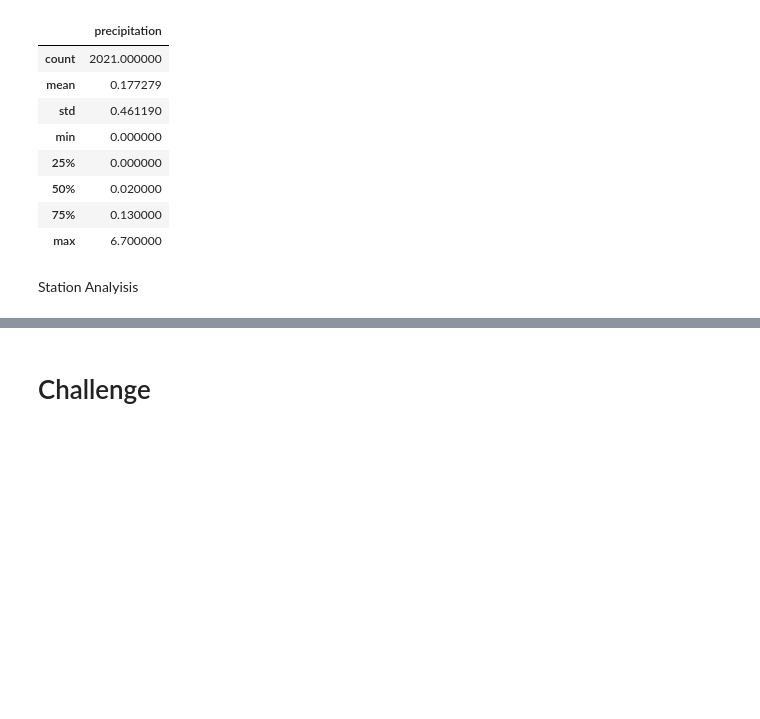
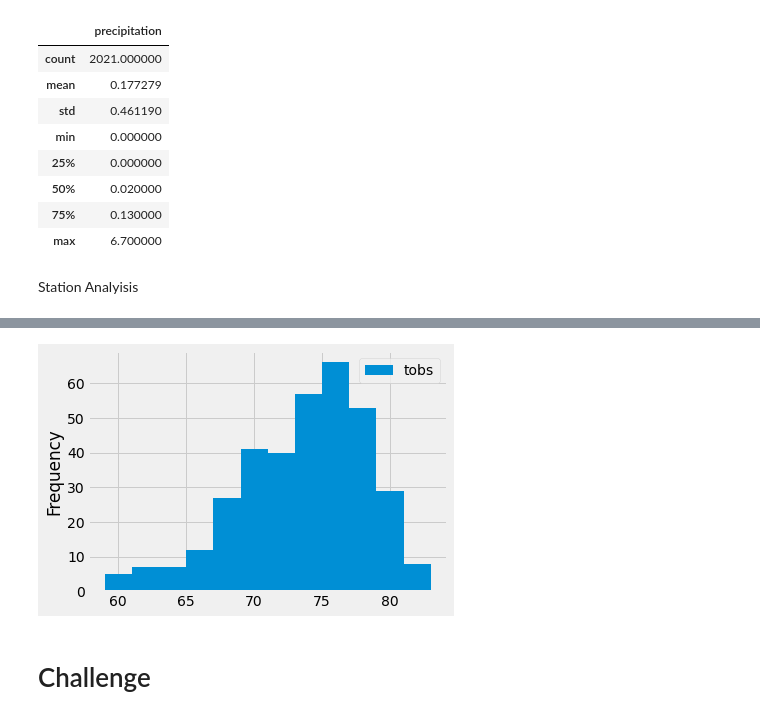
Before and after one commit to Zohairk4help/surfs_up, a Jupyter notebook: climate_analysis.ipynb, the cells around one changed output, grey strips where cells are left out. Cells and saved outputs as stored; diff of their text form; code cells hidden in the pictures; blank space fills up the shorter version.

Commit message:
Because module 9's section 9.3.4 instructed, so..

```diff
--- a/climate_analysis.ipynb
+++ b/climate_analysis.ipynb
@@ -139,3 +164,7 @@ Station Analyisis
 # %%
-# Choose the station with the highest number of temperature observations.
+# Choose the station with the highest number of temperature observations. [section 9.3.4]
 # Query the last 12 months of temperature observation data for this station and plot the results as a histogram
+results = session.query(Measurement.tobs).\
+filter(Measurement.station == 'USC00519281').\
+filter(Measurement.date >= prev_year).all()
+print(results)
@@ -141,0 +175,4 @@ Station Analyisis
+# %%
+# Convert the Temperature Observation Results to a DataFrame
+df = pd.DataFrame(results, columns=['tobs'])
+print(df)
@@ -142,3 +194,10 @@ Station Analyisis
+# %%
+# Plot the Temperature Observations
+# We're going to divide our temperature observations into 12 different bins. This is intended to provide enough detail,
+df.plot.hist(bins=12)
+plt.tight_layout()
+# %% [output]
+[figure, added]
 # %%
 # Write a function called `calc_temps` that will accept start date and end date in the format '%Y-%m-%d'
 # and return the minimum, average, and maximum temperatures for that range of dates
```
Also changed, not shown: parts of 9 cells of this notebook.
